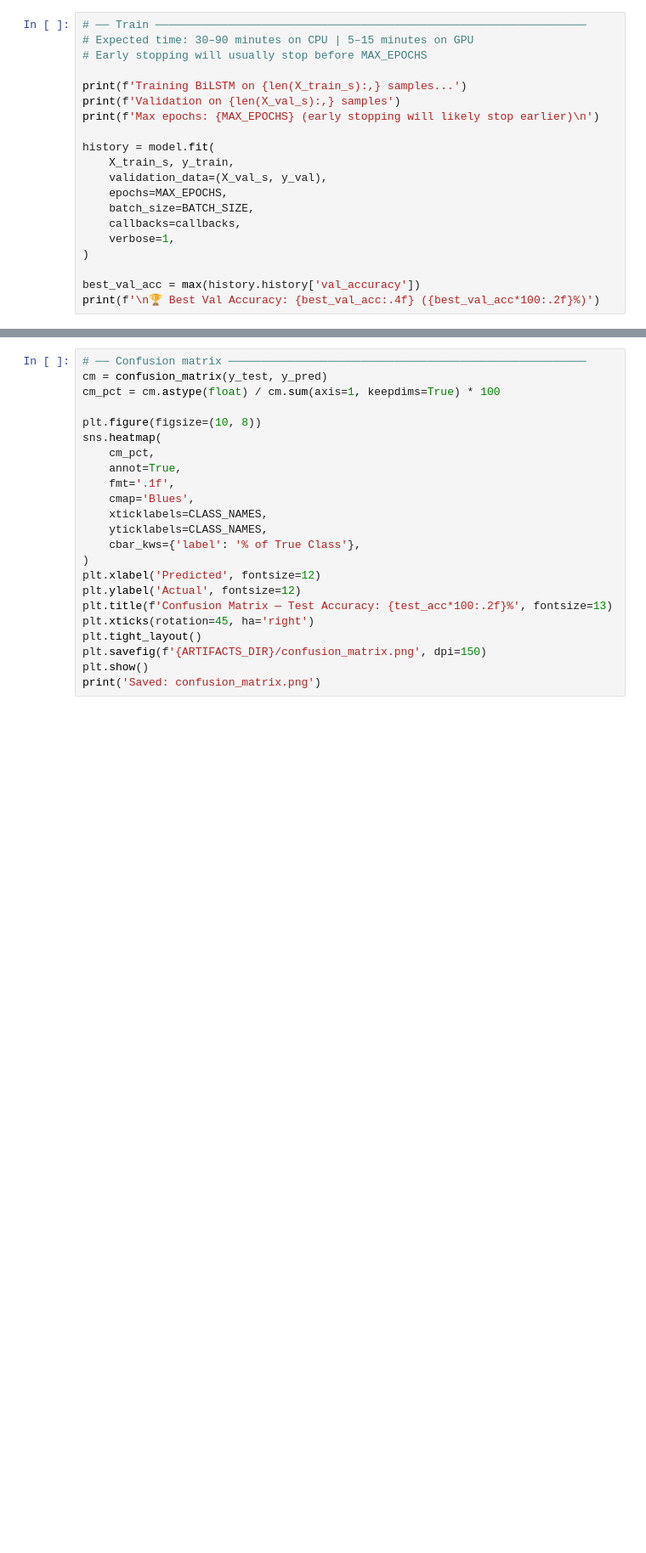
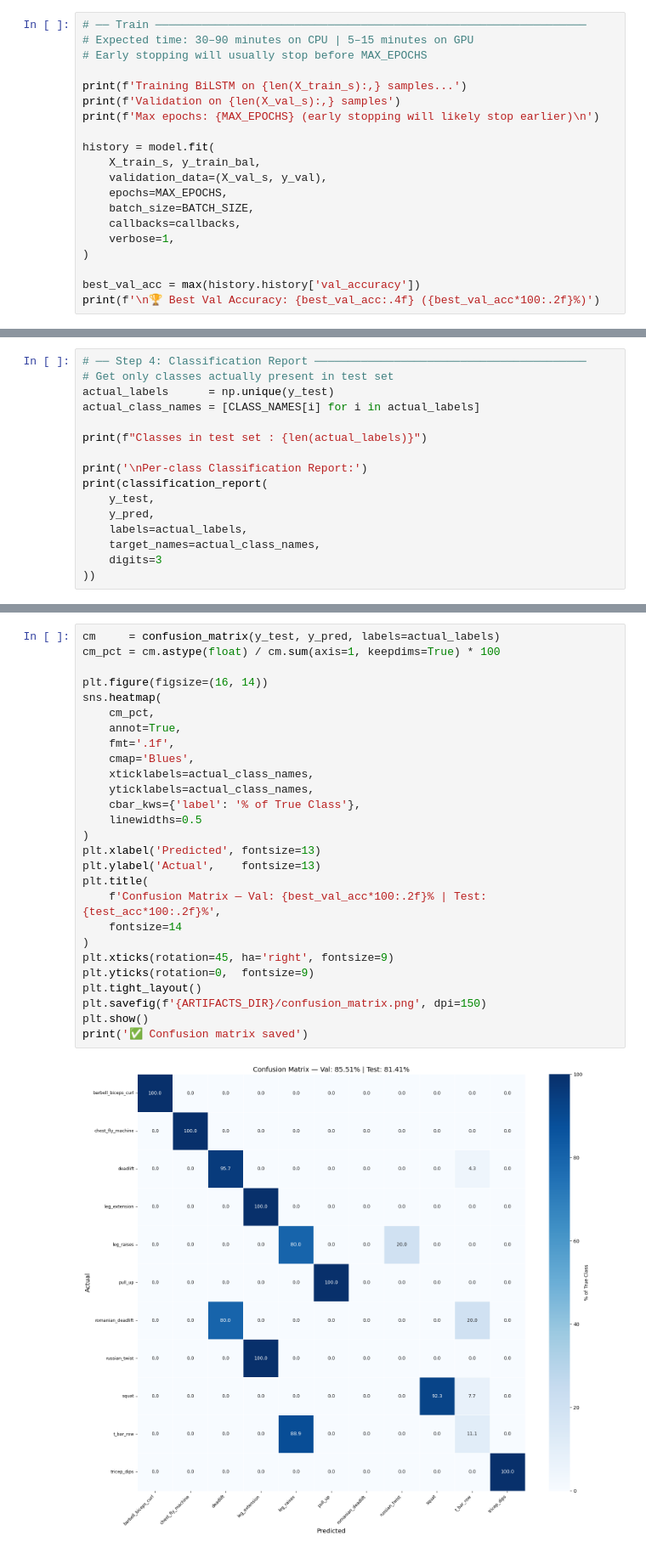
Before and after one commit to mohsin-ahmed18/FYP-BioFitCoach, a Jupyter notebook: BioFitCoach_Model_Training.ipynb, the cells around one changed output, grey strips where cells are left out. Shown at 85% size. Drawn from its saved outputs; the diff is of its cells as text; blank space fills up the shorter version.

Commit message:
model trained and saved in ml models folder

```diff
--- a/BioFitCoach_Model_Training.ipynb
+++ b/BioFitCoach_Model_Training.ipynb
@@ -629,7 +822,7 @@ print(f'Validation on {len(X_val_s):,} samples')
 print(f'Max epochs: {MAX_EPOCHS} (early stopping will likely stop earlier)\n')
 
 history = model.fit(
-    X_train_s, y_train,
+    X_train_s, y_train_bal,
     validation_data=(X_val_s, y_val),
     epochs=MAX_EPOCHS,
     batch_size=BATCH_SIZE,
@@ -681,0 +962,16 @@ print(classification_report(y_test, y_pred, target_names=CLASS_NAMES))
+# %%
+# ── Step 4: Classification Report ─────────────────────────────────────────
+# Get only classes actually present in test set
+actual_labels      = np.unique(y_test)
+actual_class_names = [CLASS_NAMES[i] for i in actual_labels]
+
+print(f"Classes in test set : {len(actual_labels)}")
+
+print('\nPer-class Classification Report:')
+print(classification_report(
+    y_test,
+    y_pred,
+    labels=actual_labels,
+    target_names=actual_class_names,
+    digits=3
+))
@@ -682,23 +999,29 @@ print(classification_report(y_test, y_pred, target_names=CLASS_NAMES))
 # %%
-# ── Confusion matrix ──────────────────────────────────────────────────────
-cm = confusion_matrix(y_test, y_pred)
+cm     = confusion_matrix(y_test, y_pred, labels=actual_labels)
 cm_pct = cm.astype(float) / cm.sum(axis=1, keepdims=True) * 100
 
-plt.figure(figsize=(10, 8))
+plt.figure(figsize=(16, 14))
 sns.heatmap(
     cm_pct,
     annot=True,
     fmt='.1f',
     cmap='Blues',
-    xticklabels=CLASS_NAMES,
-    yticklabels=CLASS_NAMES,
+    xticklabels=actual_class_names,
+    yticklabels=actual_class_names,
     cbar_kws={'label': '% of True Class'},
+    linewidths=0.5
 )
-plt.xlabel('Predicted', fontsize=12)
-plt.ylabel('Actual', fontsize=12)
-plt.title(f'Confusion Matrix — Test Accuracy: {test_acc*100:.2f}%', fontsize=13)
-plt.xticks(rotation=45, ha='right')
+plt.xlabel('Predicted', fontsize=13)
+plt.ylabel('Actual',    fontsize=13)
+plt.title(
+    f'Confusion Matrix — Val: {best_val_acc*100:.2f}% | Test: {test_acc*100:.2f}%',
+    fontsize=14
+)
+plt.xticks(rotation=45, ha='right', fontsize=9)
+plt.yticks(rotation=0,  fontsize=9)
 plt.tight_layout()
 plt.savefig(f'{ARTIFACTS_DIR}/confusion_matrix.png', dpi=150)
 plt.show()
-print('Saved: confusion_matrix.png')
+print('✅ Confusion matrix saved')
+# %% [output]
+[figure, added]
```
Also changed, not shown: parts of 28 cells of this notebook, 8 other files.
